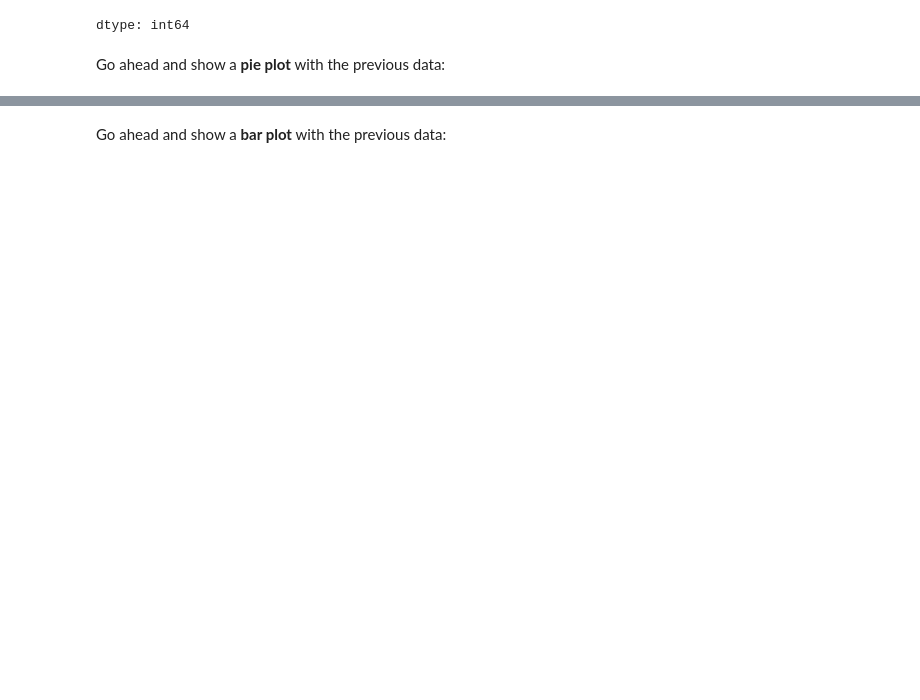
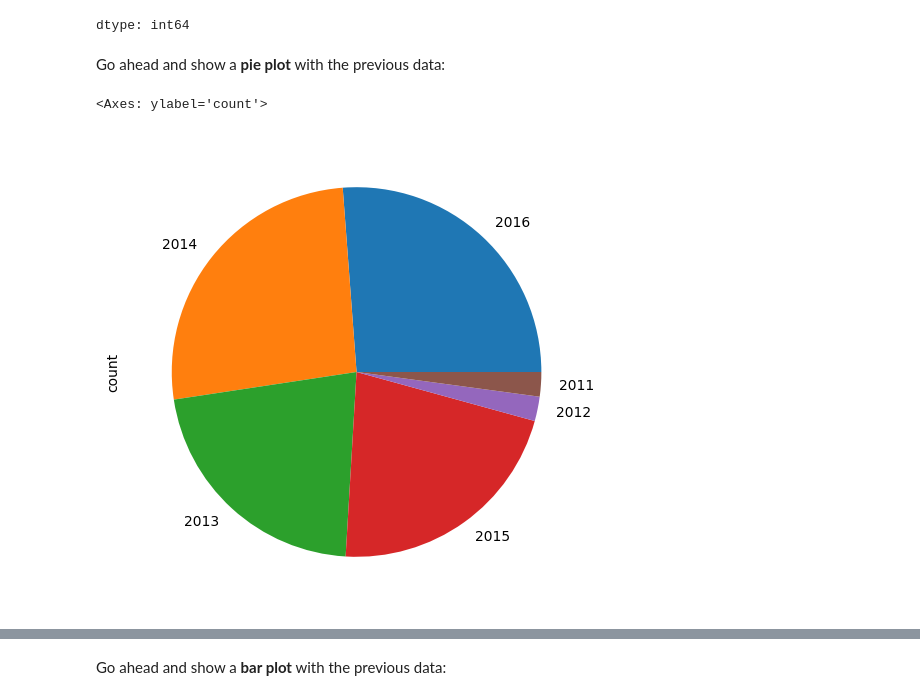
Before and after one commit to mi3ou/Data-Analysis, a Jupyter notebook: Exercises_1.ipynb, the cells around one changed output, grey strips where cells are left out. Cells and saved outputs as stored; diff of their text form; code cells hidden in the pictures; blank space fills up the shorter version.

```diff
--- a/Exercises_1.ipynb
+++ b/Exercises_1.ipynb
@@ -108,6 +139,10 @@ dtype: int64
 Go ahead and show a <b>pie plot</b> with the previous data:
 # %%
 # your code goes here
+sales['Year'].value_counts().plot(kind='pie', figsize = (6,6))
+# %% [output]
+<Axes: ylabel='count'>
+[figure, added]
 # %%
 sales['Year'].value_counts().plot(kind='pie', figsize=(6,6))
 # %% [markdown]
```
Also changed, not shown: parts of 20 cells of this notebook.
